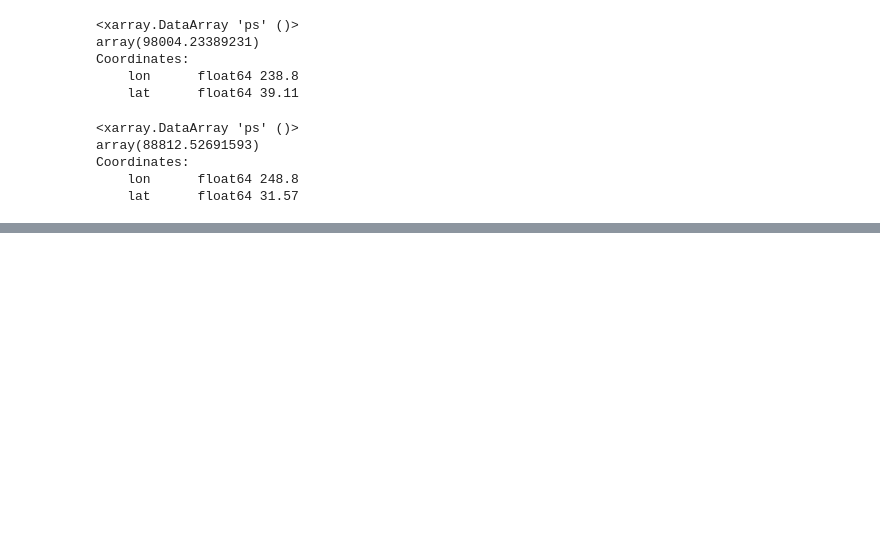
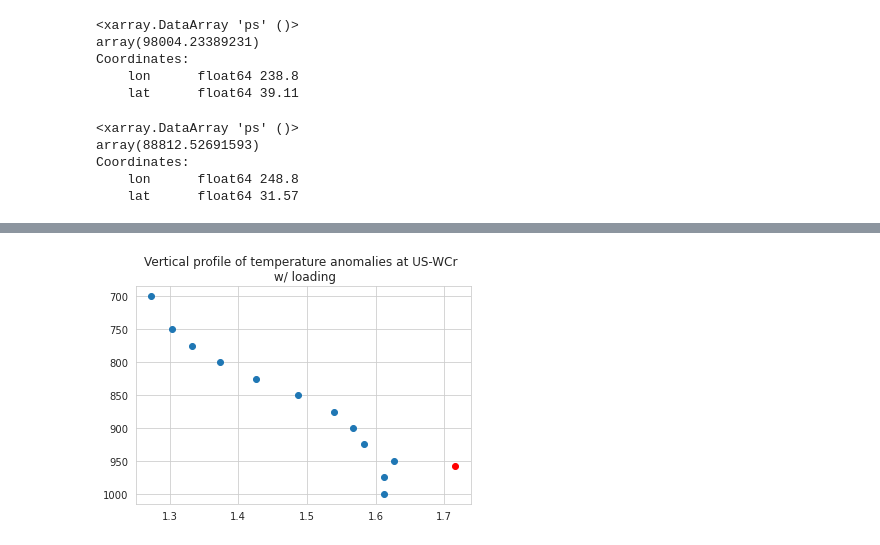
Before and after one commit to dhruvc99/climate-research, a Jupyter notebook: vertical profile.ipynb, the cells around one changed output, grey strips where cells are left out. Cells and saved outputs as stored; diff of their text form; code cells hidden in the pictures; blank space fills up the shorter version.

```diff
--- a/vertical profile.ipynb
+++ b/vertical profile.ipynb
@@ -376,0 +264,4 @@ Text(0.5, 1.0, 'Flat place in Louisiana with +ve SHFLX anomalies')
+# %%
+vertical_profile(wcr.lat.item(), wcr.lon.item(), "Vertical profile of temperature anomalies at US-WCr \n w/ loading")
+# %% [output]
+[figure, added]
```
Also changed, not shown: parts of 80 cells of this notebook, 3 other files.
